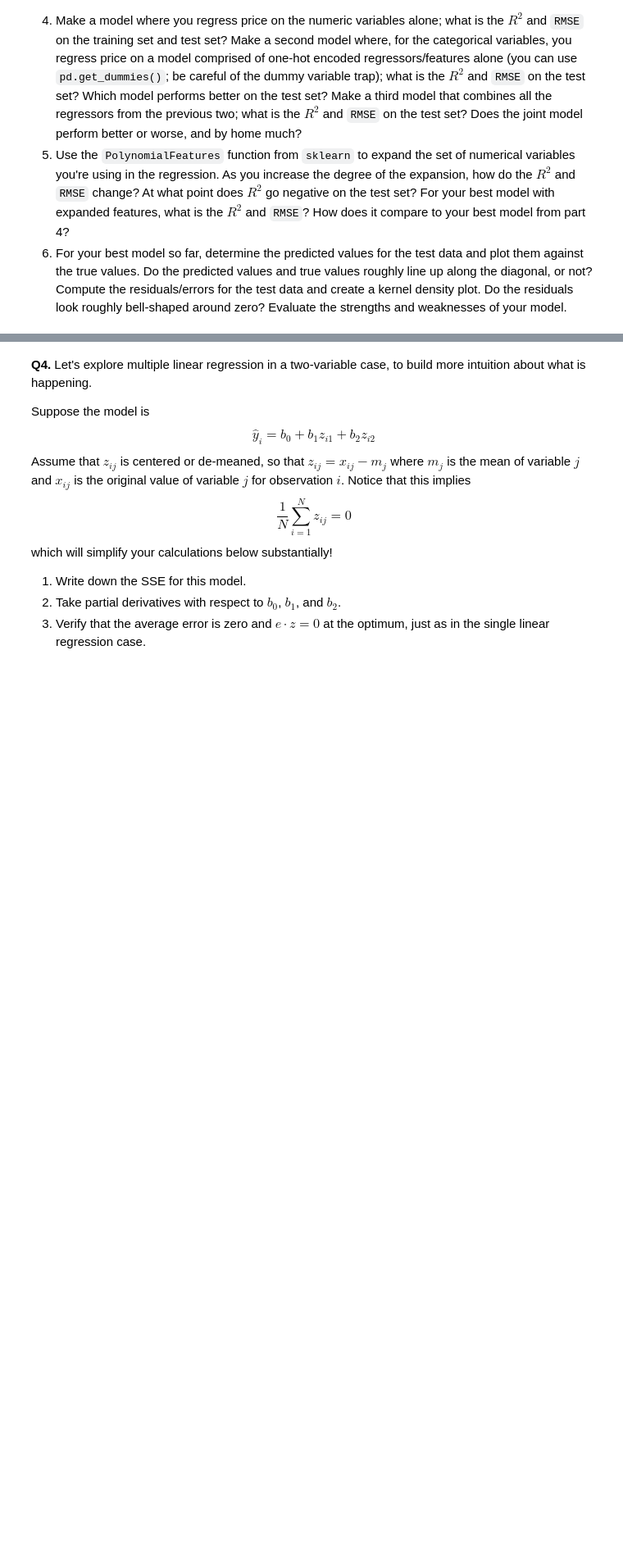
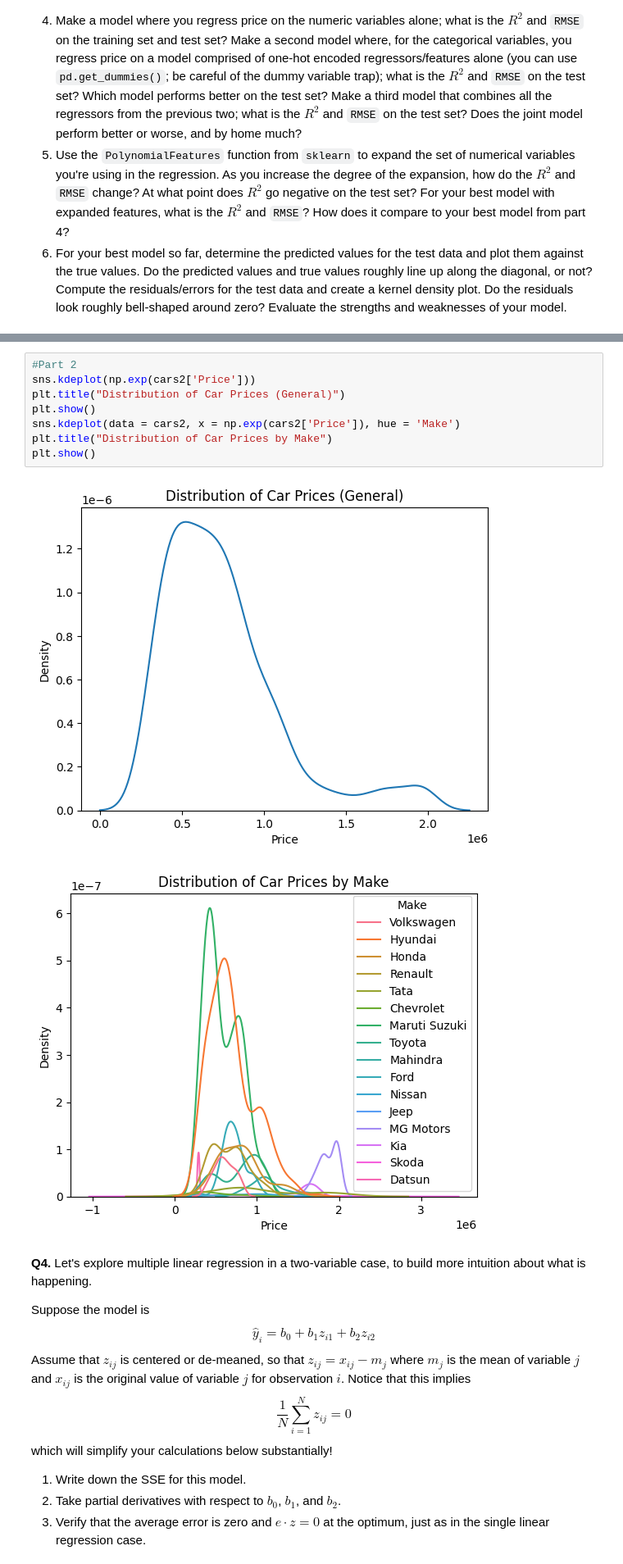
Before and after one commit to btw257-ui/linear_models, a Jupyter notebook: assignment/assignment.ipynb, the cells around one changed output, grey strips where cells are left out. Shown at 82% size. Drawn from its saved outputs; the diff is of its cells as text; blank space fills up the shorter version.

```diff
--- a/assignment/assignment.ipynb
+++ b/assignment/assignment.ipynb
@@ -210,3 +241,14 @@ Index(['Price', 'Review Scores Rating', 'Neighbourhood ', 'Property Type',
+# %%
+#Part 2
+sns.kdeplot(np.exp(cars2['Price']))
+plt.title("Distribution of Car Prices (General)")
+plt.show()
+sns.kdeplot(data = cars2, x = np.exp(cars2['Price']), hue = 'Make')
+plt.title("Distribution of Car Prices by Make")
+plt.show()
+# %% [output]
+[figure, added]
+[figure, added]
 # %% [markdown]
 **Q4.** Let's explore multiple linear regression in a two-variable case, to build more intuition about what is happening.
 
```
Also changed, not shown: parts of 9 cells of this notebook.
